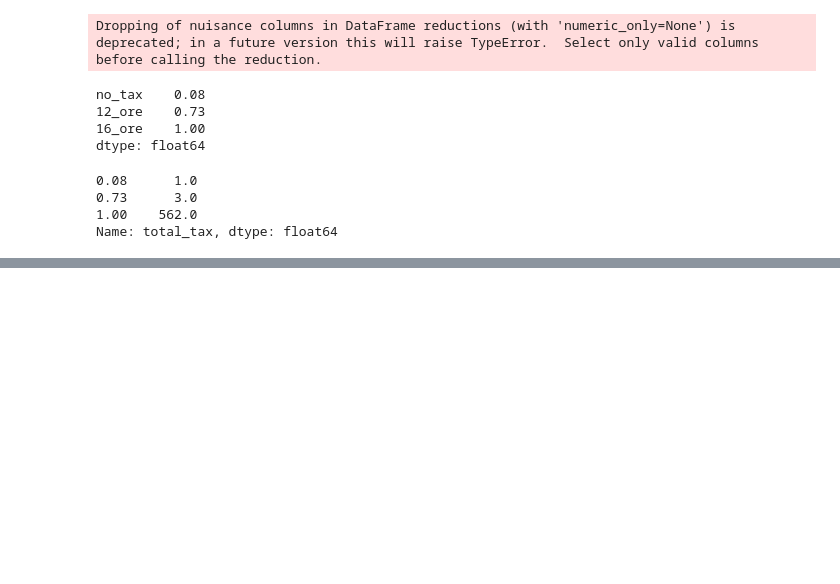
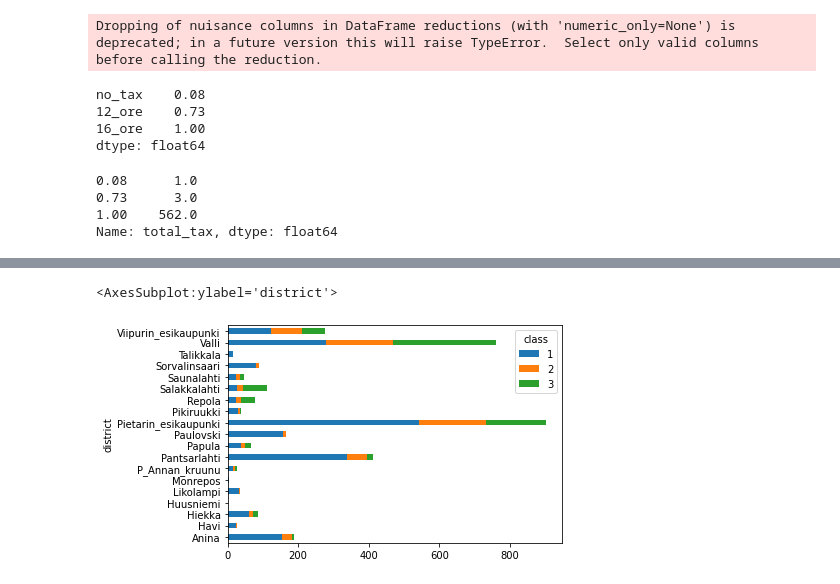
Before and after one commit to AnttiHaerkoenen/spatial_segregation, a Jupyter notebook: notebooks/building_material_1640-1880.ipynb, the cells around one changed output, grey strips where cells are left out. Saved outputs shown, nothing was run; the diff lists cells and outputs as text; code cells hidden in the pictures; blank space fills up the shorter version.

```diff
--- a/notebooks/building_material_1640-1880.ipynb
+++ b/notebooks/building_material_1640-1880.ipynb
@@ -55,0 +95,5 @@ Categories (3, int64): [1 < 2 < 3]
+# %%
+cross.plot(kind='barh', stacked=True)
+# %% [output]
+<AxesSubplot:ylabel='district'>
+[figure, added]
```
Also changed, not shown: parts of 6 cells of this notebook, 2 other files.
